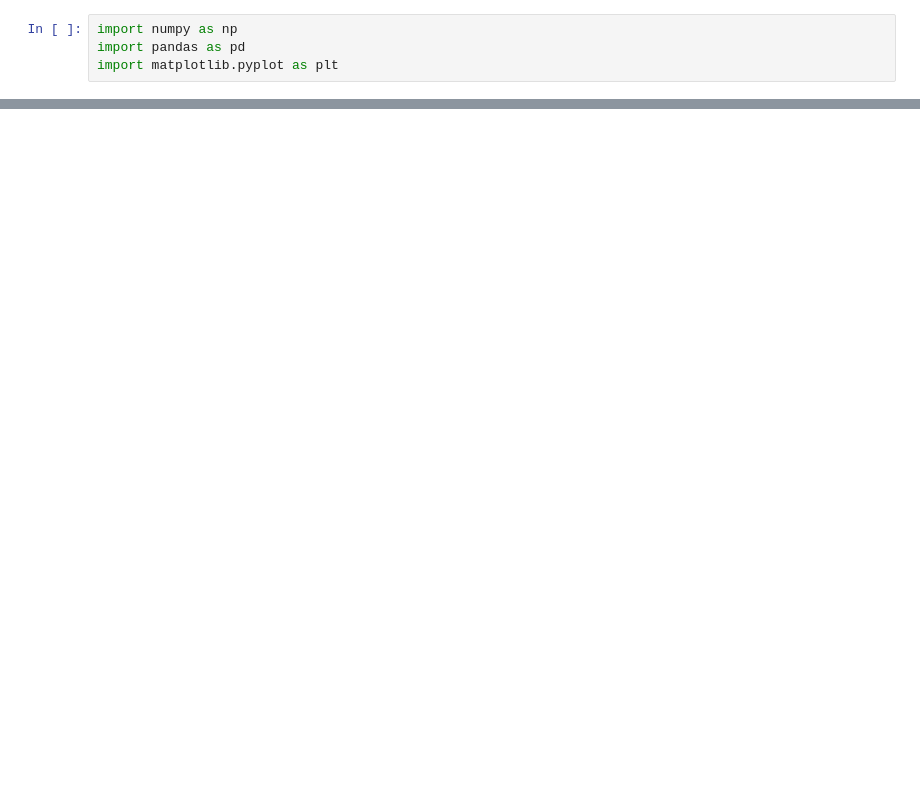
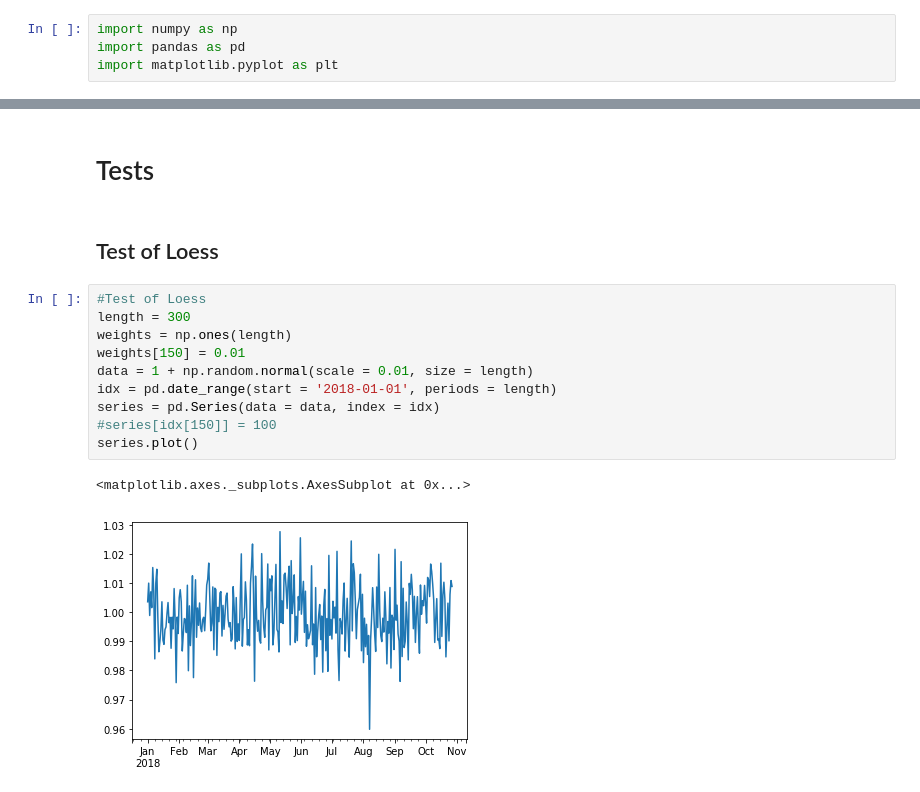
Before and after one commit to sral85/STL, a Jupyter notebook: STL.ipynb, the cells around one changed output, grey strips where cells are left out. Cells and saved outputs as stored; diff of their text form; blank space fills up the shorter version.

```diff
--- a/STL.ipynb
+++ b/STL.ipynb
@@ -4,0 +137,17 @@ import matplotlib.pyplot as plt
+# %% [markdown]
+# Tests
+# %% [markdown]
+## Test of Loess
+# %%
+#Test of Loess
+length = 300
+weights = np.ones(length)
+weights[150] = 0.01
+data = 1 + np.random.normal(scale = 0.01, size = length)
+idx = pd.date_range(start = '2018-01-01', periods = length)
+series = pd.Series(data = data, index = idx)
+#series[idx[150]] = 100
+series.plot()
+# %% [output]
+<matplotlib.axes._subplots.AxesSubplot at 0x...>
+[figure, added]
```
Also changed, not shown: parts of 29 cells of this notebook.
